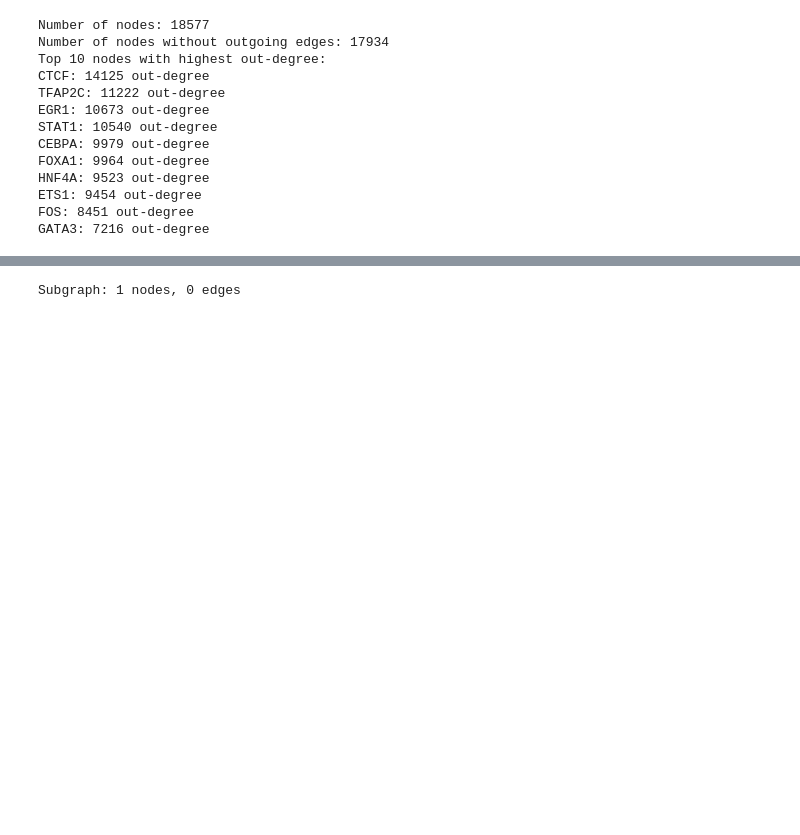
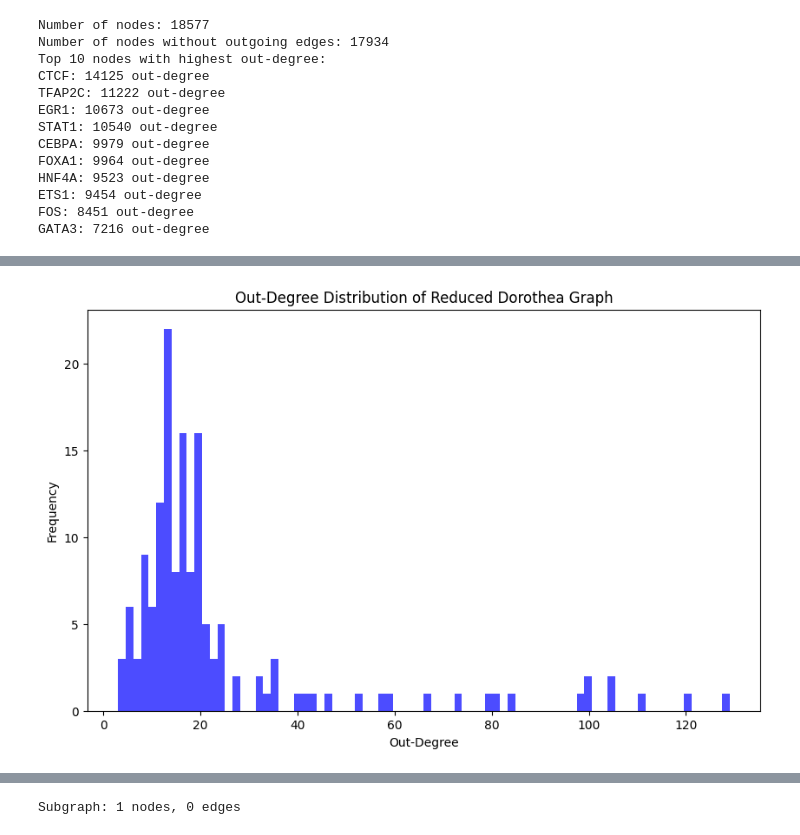
Before and after one commit to joh-dah/source_detection_in_grns, a Jupyter notebook: data_exploration/dorothea.ipynb, the cells around one changed output, grey strips where cells are left out. Cells and saved outputs as stored; diff of their text form; code cells hidden in the pictures; blank space fills up the shorter version.

```diff
--- a/data_exploration/dorothea.ipynb
+++ b/data_exploration/dorothea.ipynb
@@ -338,0 +325,11 @@ Number of edges in reduced graph: 158
+# %%
+# create a histogram of the out-degree distribution of the reduced graph
+plt.figure(figsize=(10, 6))
+degree_sequence = [d for n, d in G_reduced.out_degree()]
+plt.hist(degree_sequence, bins=80, color='blue', alpha=0.7)
+plt.title("Out-Degree Distribution of Reduced Dorothea Graph")
+plt.xlabel("Out-Degree")
+plt.ylabel("Frequency")
+plt.show()
+# %% [output]
+[figure, added]
```
Also changed, not shown: parts of 4 cells of this notebook, 1 other file.
